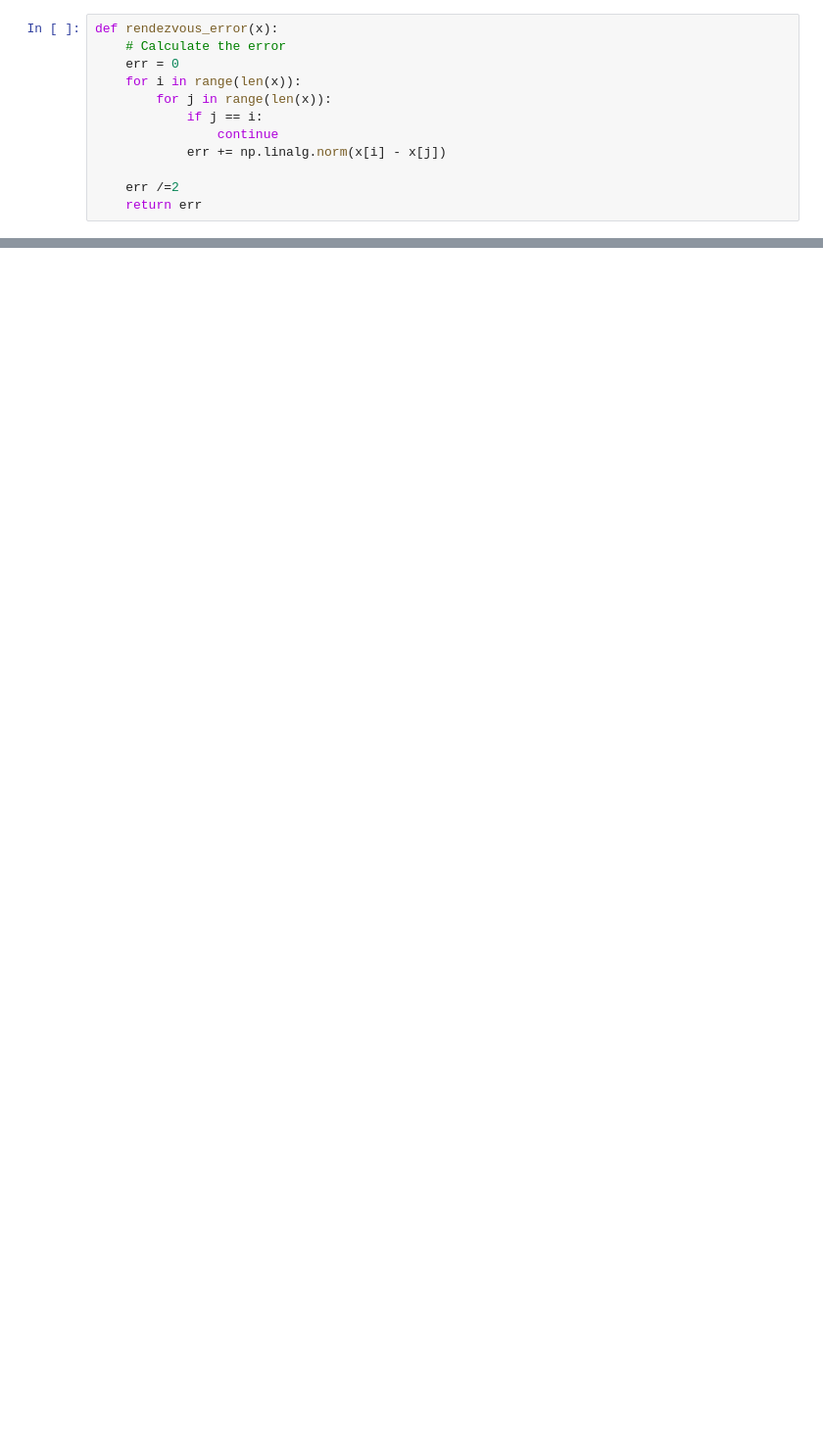
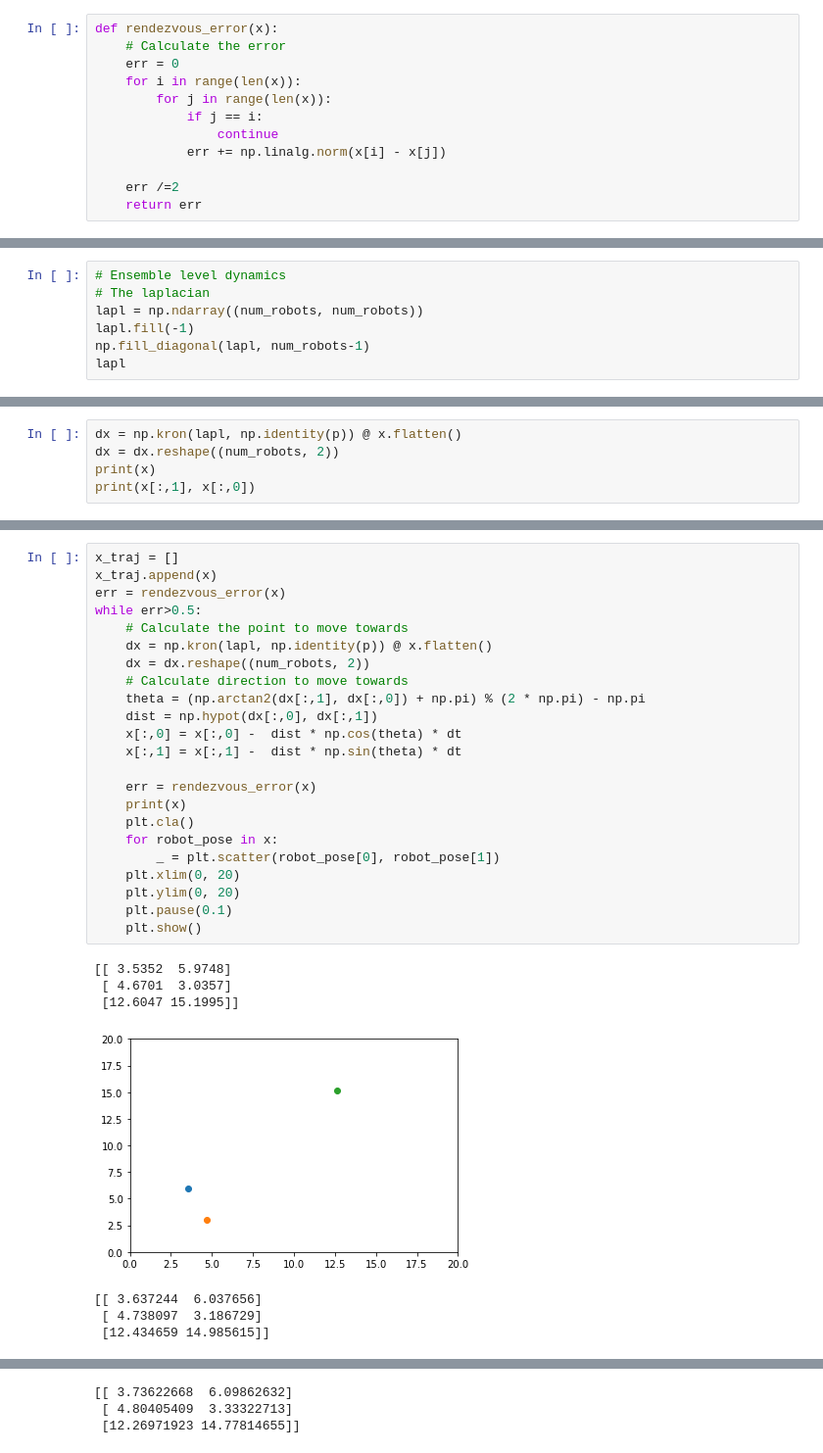
Before and after one commit to parthkhopkar/multi-agent-systems, a Jupyter notebook: Multi-Robot-Algorithms.ipynb, the cells around one changed output, grey strips where cells are left out. Shown at 98% size. Drawn from its saved outputs; the diff is of its cells as text; blank space fills up the shorter version.

Commit message:
Add implementation for ensemble dynamics rendezvous

```diff
--- a/Multi-Robot-Algorithms.ipynb
+++ b/Multi-Robot-Algorithms.ipynb
@@ -88,0 +105,7 @@ while err>0.5:
+# %%
+# Ensemble level dynamics
+# The laplacian
+lapl = np.ndarray((num_robots, num_robots))
+lapl.fill(-1)
+np.fill_diagonal(lapl, num_robots-1)
+lapl
@@ -88,0 +116,5 @@ while err>0.5:
+# %%
+dx = np.kron(lapl, np.identity(p)) @ x.flatten()
+dx = dx.reshape((num_robots, 2))
+print(x)
+print(x[:,1], x[:,0])
@@ -88,0 +126,31 @@ while err>0.5:
+# %%
+x_traj = []
+x_traj.append(x)
+err = rendezvous_error(x)
+while err>0.5:
+    # Calculate the point to move towards
+    dx = np.kron(lapl, np.identity(p)) @ x.flatten()
+    dx = dx.reshape((num_robots, 2))
+    # Calculate direction to move towards
+    theta = (np.arctan2(dx[:,1], dx[:,0]) + np.pi) % (2 * np.pi) - np.pi
+    dist = np.hypot(dx[:,0], dx[:,1])
+    x[:,0] = x[:,0] -  dist * np.cos(theta) * dt
+    x[:,1] = x[:,1] -  dist * np.sin(theta) * dt
+
+    err = rendezvous_error(x)
+    print(x)
+    plt.cla()
+    for robot_pose in x:
+        _ = plt.scatter(robot_pose[0], robot_pose[1])
+    plt.xlim(0, 20)
+    plt.ylim(0, 20)
+    plt.pause(0.1)
+    plt.show()
+# %% [output]
+[[ 3.5352  5.9748]
+ [ 4.6701  3.0357]
+ [12.6047 15.1995]]
+[figure, added]
+[[ 3.637244  6.037656]
+ [ 4.738097  3.186729]
+ [12.434659 14.985615]]
@@ -88,0 +158,3 @@ while err>0.5:
+[[ 3.73622668  6.09862632]
+ [ 4.80405409  3.33322713]
+ [12.26971923 14.77814655]]
```
Also changed, not shown: parts of 6 cells of this notebook, 2 other files.
